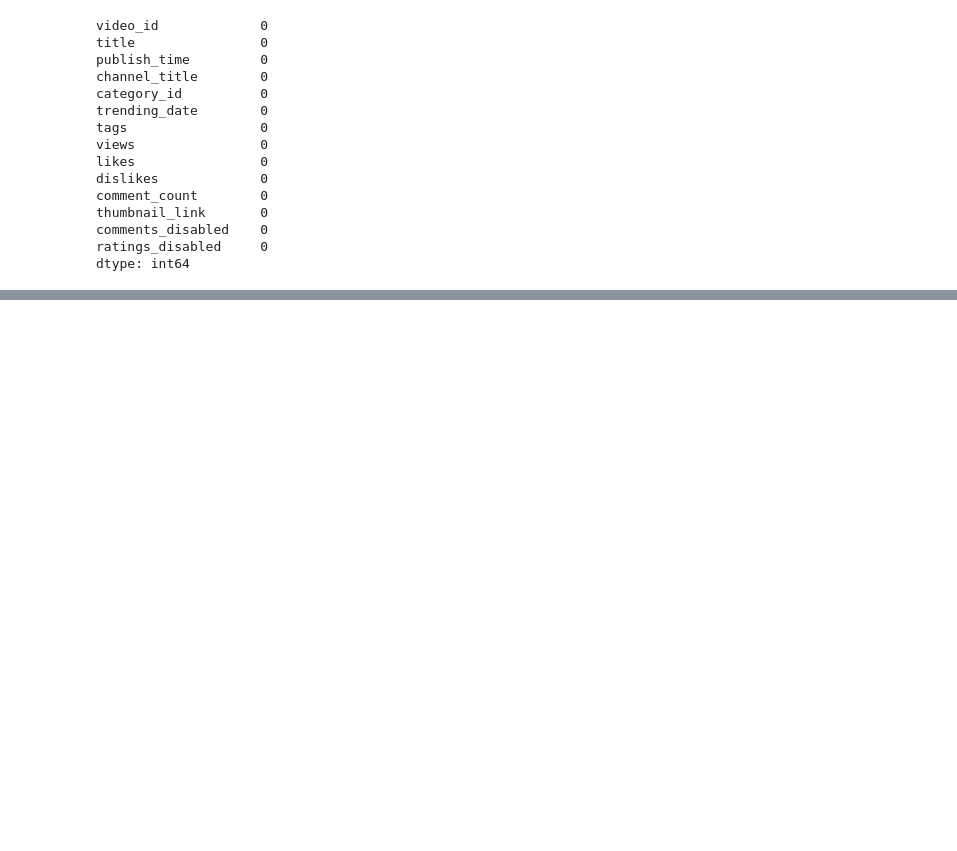
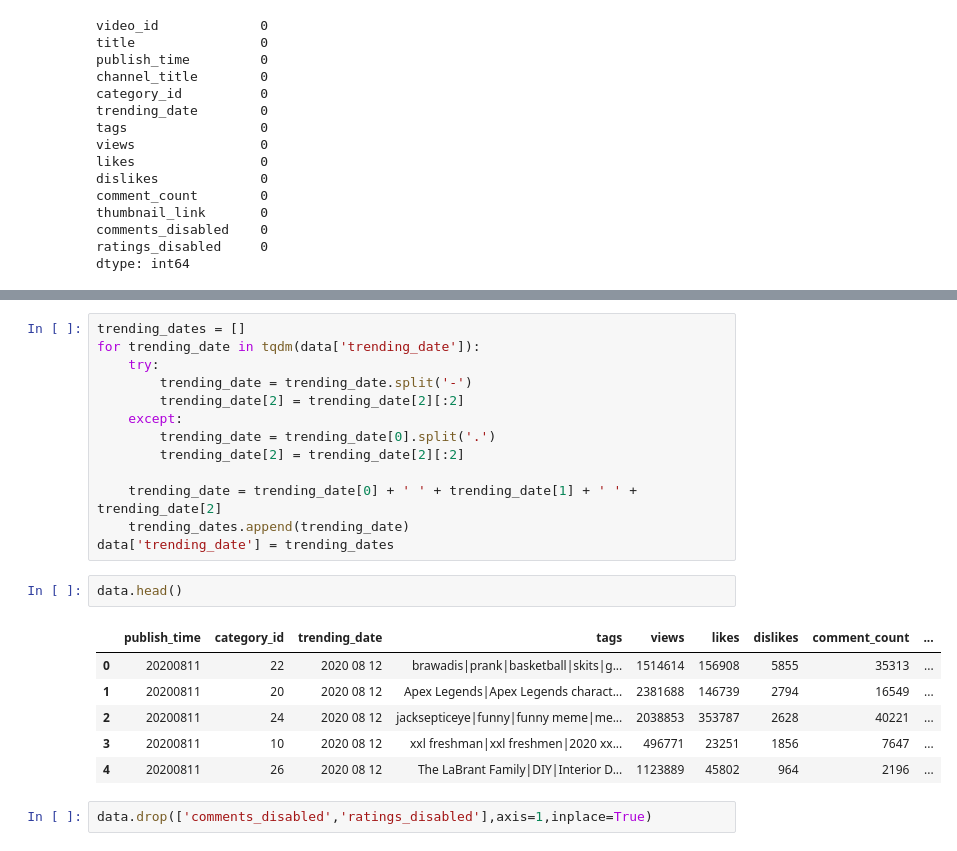
Before and after one commit to Programmer-RD-AI-Archive/Trying-To-Predict-Likes-and-Dislikes-and-Views-In-text-and-Image, a Jupyter notebook: Model/data/analytics.ipynb, the cells around one changed output, grey strips where cells are left out. Drawn from its saved outputs; the diff is of its cells as text; blank space fills up the shorter version.

```diff
--- a/Model/data/analytics.ipynb
+++ b/Model/data/analytics.ipynb
@@ -144,0 +192,24 @@ dtype: int64
+# %%
+trending_dates = []
+for trending_date in tqdm(data['trending_date']):
+    try:
+        trending_date = trending_date.split('-')
+        trending_date[2] = trending_date[2][:2]
+    except:
+        trending_date = trending_date[0].split('.')
+        trending_date[2] = trending_date[2][:2]
+
+    trending_date = trending_date[0] + ' ' + trending_date[1] + ' ' + trending_date[2]
+    trending_dates.append(trending_date)
+data['trending_date'] = trending_dates
+# %%
+data.head()
+# %% [output]
+|  | publish_time | category_id | trending_date | tags | views | likes | dislikes | comment_count | ... |
+| 0 | 20200811 | 22 | 2020 08 12 | brawadis|prank|basketball|skits|g... | 1514614 | 156908 | 5855 | 35313 | ... |
+| 1 | 20200811 | 20 | 2020 08 12 | Apex Legends|Apex Legends charact... | 2381688 | 146739 | 2794 | 16549 | ... |
+| 2 | 20200811 | 24 | 2020 08 12 | jacksepticeye|funny|funny meme|me... | 2038853 | 353787 | 2628 | 40221 | ... |
+| 3 | 20200811 | 10 | 2020 08 12 | xxl freshman|xxl freshmen|2020 xx... | 496771 | 23251 | 1856 | 7647 | ... |
+| 4 | 20200811 | 26 | 2020 08 12 | The LaBrant Family|DIY|Interior D... | 1123889 | 45802 | 964 | 2196 | ... |
+# %%
+data.drop(['comments_disabled','ratings_disabled'],axis=1,inplace=True)
```
Also changed, not shown: parts of 6 cells of this notebook.
